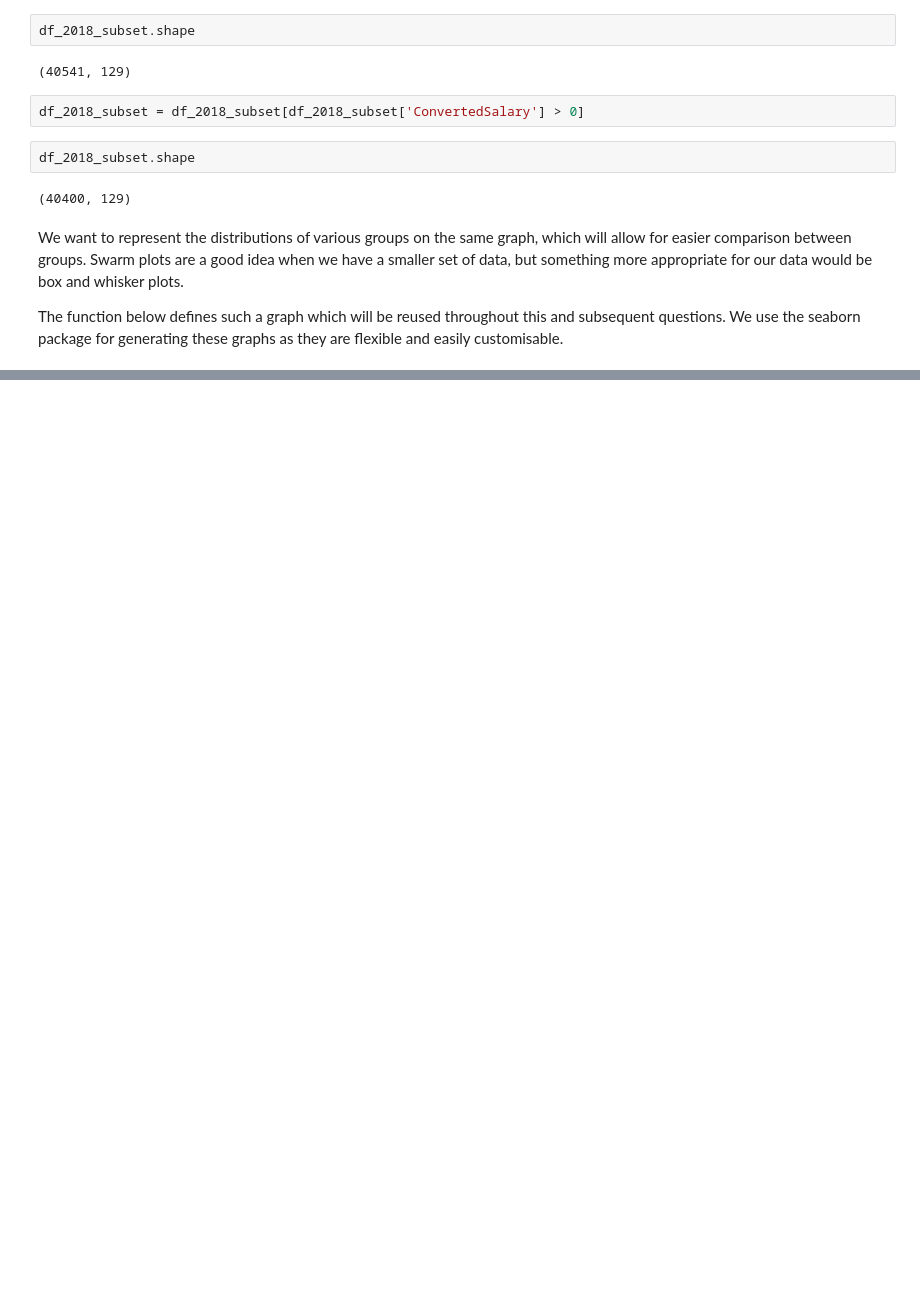
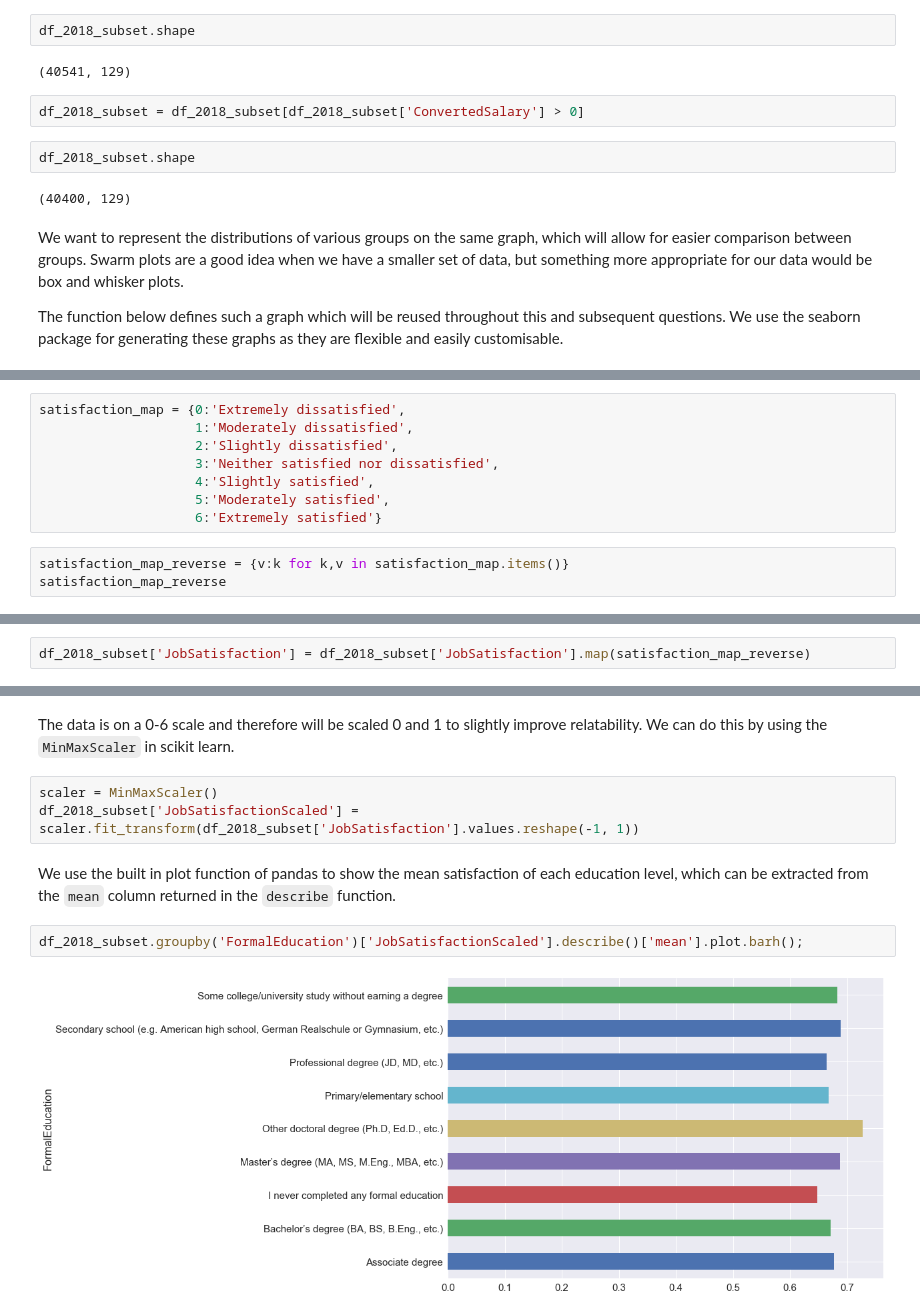
Before and after one commit to ddh4/stackoverflow-survey-analysis, a Jupyter notebook: Salary and Satisfaction in Formal Education.ipynb, the cells around one changed output, grey strips where cells are left out. Saved outputs shown, nothing was run; the diff lists cells and outputs as text; blank space fills up the shorter version.

```diff
--- a/Salary and Satisfaction in Formal Education.ipynb
+++ b/Salary and Satisfaction in Formal Education.ipynb
@@ -333,0 +434,11 @@ The function below defines such a graph which will be reused throughout this and
+# %%
+satisfaction_map = {0:'Extremely dissatisfied',
+                    1:'Moderately dissatisfied',
+                    2:'Slightly dissatisfied',
+                    3:'Neither satisfied nor dissatisfied',
+                    4:'Slightly satisfied',
+                    5:'Moderately satisfied',
+                    6:'Extremely satisfied'}
+# %%
+satisfaction_map_reverse = {v:k for k,v in satisfaction_map.items()}
+satisfaction_map_reverse
@@ -333,0 +453,2 @@ The function below defines such a graph which will be reused throughout this and
+# %%
+df_2018_subset['JobSatisfaction'] = df_2018_subset['JobSatisfaction'].map(satisfaction_map_reverse)
@@ -333,0 +471,11 @@ The function below defines such a graph which will be reused throughout this and
+# %% [markdown]
+The data is on a 0-6 scale and therefore will be scaled 0 and 1 to slightly improve relatability. We can do this by using the ``MinMaxScaler`` in scikit learn.
+# %%
+scaler = MinMaxScaler()
+df_2018_subset['JobSatisfactionScaled'] = scaler.fit_transform(df_2018_subset['JobSatisfaction'].values.reshape(-1, 1))
+# %% [markdown]
+We use the built in plot function of pandas to show the mean satisfaction of each education level, which can be extracted from the ``mean`` column returned in the ``describe`` function.
+# %%
+df_2018_subset.groupby('FormalEducation')['JobSatisfactionScaled'].describe()['mean'].plot.barh();
+# %% [output]
+[figure, added]
```
Also changed, not shown: parts of 21 cells of this notebook.
